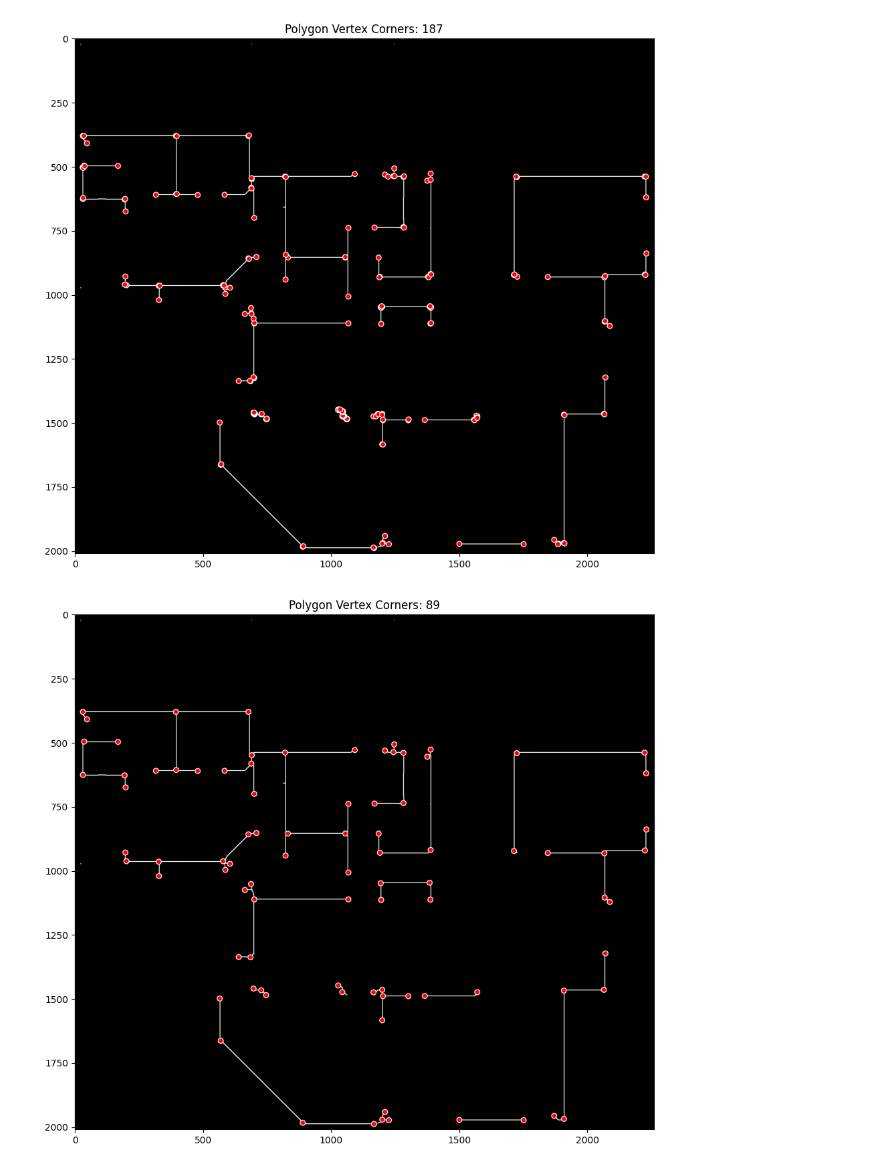
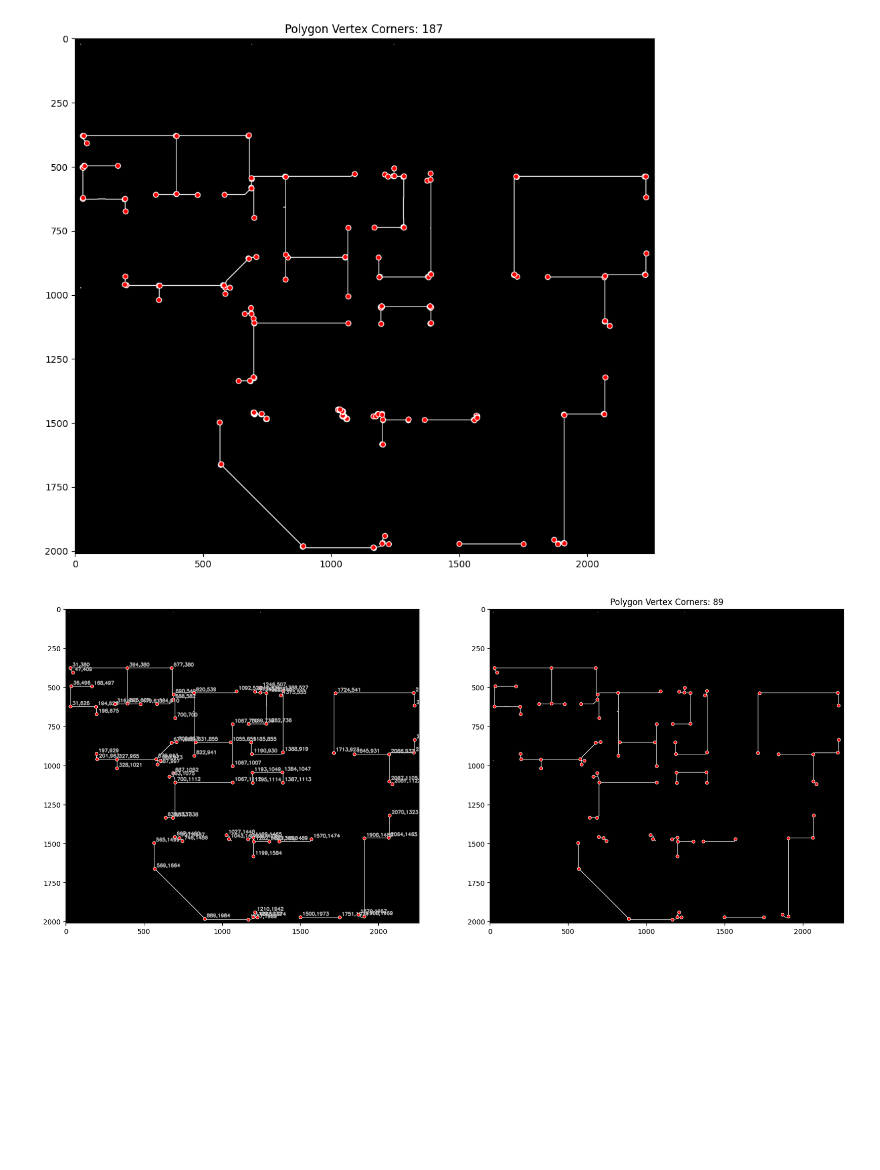
Before and after one commit to ssabrut/generational-bullshit, a Jupyter notebook: notebooks/skeleton_corner_detection.ipynb, the cells around one changed output. Saved outputs shown, nothing was run; the diff lists cells and outputs as text; code cells hidden in the pictures; blank space fills up the shorter version.

```diff
--- a/notebooks/skeleton_corner_detection.ipynb
+++ b/notebooks/skeleton_corner_detection.ipynb
@@ -164,32 +164,41 @@ Polygon corners detected: 187
 # %%
 def suppress_neighbors(corners, radius=10):
       """
       For each corner (in order), remove any other corners within `radius` pixels.
       First corner encountered in each cluster wins — no scoring, just sweep.
       """
       kept = []
       suppressed = set()
 
       for i, (x0, y0) in enumerate(corners):
           if i in suppressed:
               continue
           kept.append((x0, y0))
           for j, (x1, y1) in enumerate(corners):
               if j != i and j not in suppressed:
                   if (x1 - x0) ** 2 + (y1 - y0) ** 2 <= radius ** 2:
                       suppressed.add(j)
 
       return kept
 
 kept_corners = suppress_neighbors(poly_corners, 25)
 vis = cv2.cvtColor(skeleton, cv2.COLOR_GRAY2BGR)
+vis2 = cv2.cvtColor(skeleton, cv2.COLOR_GRAY2BGR)
 for (x, y) in kept_corners:
-    cv2.circle(vis, (int(x), int(y)), 10, (0, 0, 255), -1)
-    cv2.circle(vis, (int(x), int(y)), 10, (255, 255, 255), 2)
+    pt = (int(x), int(y))
+    cv2.circle(vis, pt, 10, (0, 0, 255), -1)
+    cv2.circle(vis, pt, 10, (255, 255, 255), 2)
+    cv2.circle(vis2, pt, 10, (0, 0, 255), -1)
+    cv2.circle(vis2, pt, 10, (255, 255, 255), 2)
+    text = f"{pt[0]},{pt[1]}"
+    text_pos = (pt[0] + 12, pt[1] - 12)
+    cv2.putText(vis, text, text_pos, cv2.FONT_HERSHEY_SIMPLEX, 1.0, (255, 255, 255), 3, cv2.LINE_AA)
+    cv2.putText(vis, text, text_pos, cv2.FONT_HERSHEY_SIMPLEX, 1.0, (0, 0, 0), 1, cv2.LINE_AA)
 
-plt.figure(figsize=(14, 10))
-plt.imshow(cv2.cvtColor(vis, cv2.COLOR_BGR2RGB))
+fig, ax = plt.subplots(1, 2, figsize=(20, 12))
+ax[0].imshow(cv2.cvtColor(vis, cv2.COLOR_BGR2RGB))
+ax[1].imshow(cv2.cvtColor(vis2, cv2.COLOR_BGR2RGB))
 plt.title(f'Polygon Vertex Corners: {len(kept_corners)}')
 plt.show()
 # %% [output]
-[figure, old version]
+[figure, new version]
```
Also changed, not shown: parts of 5 cells of this notebook.
